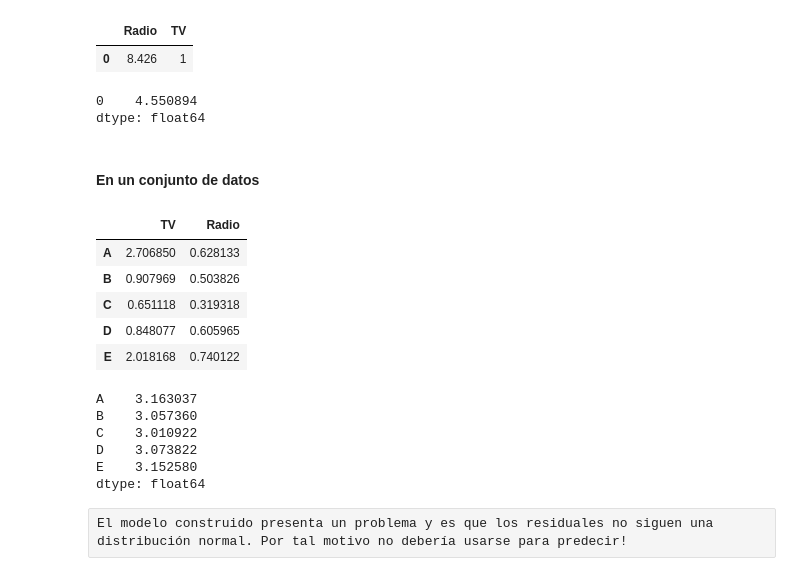
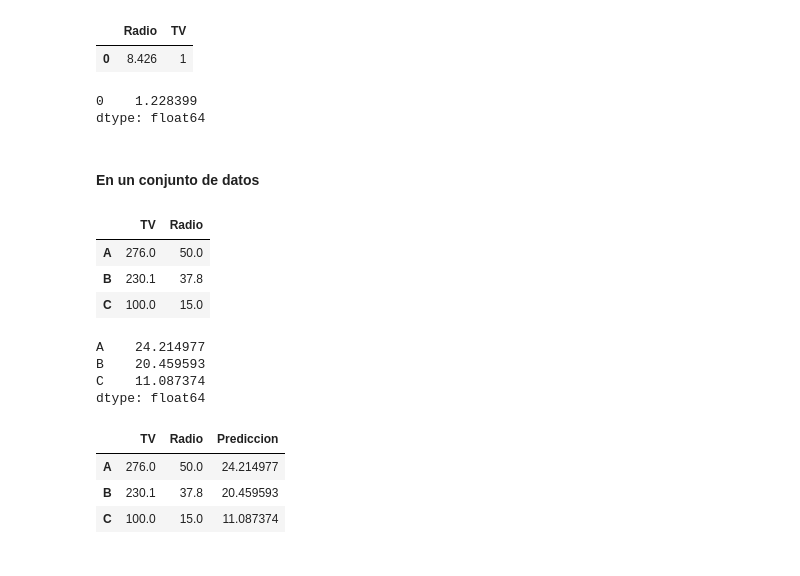
Before and after one commit to anmarphy/Memorias, a Jupyter notebook: Regresion .ipynb, the cells around one changed output. Saved outputs shown, nothing was run; the diff lists cells and outputs as text; code cells hidden in the pictures.

```diff
--- a/Regresion .ipynb
+++ b/Regresion .ipynb
@@ -255,9 +361,9 @@ x0
 |  | Radio | TV |
 | 0 | 8.426 | 1 |
 # %%
-lm2.predict(x0)
+lm.predict(x0)
 # %% [output]
-0    4.550894
+0    1.228399
 dtype: float64
 # %% [markdown]
 #### En un conjunto de datos
@@ -267,21 +373,15 @@ np.random.seed(101)
 # %%
-X = pd.DataFrame(abs(randn(5,2)),index='A B C D E'.split(),columns='TV Radio'.split())
+X = pd.DataFrame([[276,50],[230.1, 37.8],[100,15]],index='A B C '.split(),columns='TV Radio'.split())
 X
 # %% [output]
 |  | TV | Radio |
-| A | 2.706850 | 0.628133 |
-| B | 0.907969 | 0.503826 |
-| C | 0.651118 | 0.319318 |
-| D | 0.848077 | 0.605965 |
-| E | 2.018168 | 0.740122 |
+| A | 276.0 | 50.0 |
+| B | 230.1 | 37.8 |
+| C | 100.0 | 15.0 |
 # %%
-lm2.predict(X)
+lm.predict(X)
 # %% [output]
-A    3.163037
-B    3.057360
-C    3.010922
-D    3.073822
-E    3.152580
+A    24.214977
+B    20.459593
+C    11.087374
 dtype: float64
-# %% [raw]
-El modelo construido presenta un problema y es que los residuales no siguen una distribución normal. Por tal motivo no debería usarse para predecir!
@@ -287,0 +390,7 @@ El modelo construido presenta un problema y es que los residuales no siguen una
+# %%
+X
+# %% [output]
+|  | TV | Radio | Prediccion |
+| A | 276.0 | 50.0 | 24.214977 |
+| B | 230.1 | 37.8 | 20.459593 |
+| C | 100.0 | 15.0 | 11.087374 |
```
Also changed, not shown: parts of 32 cells of this notebook.
